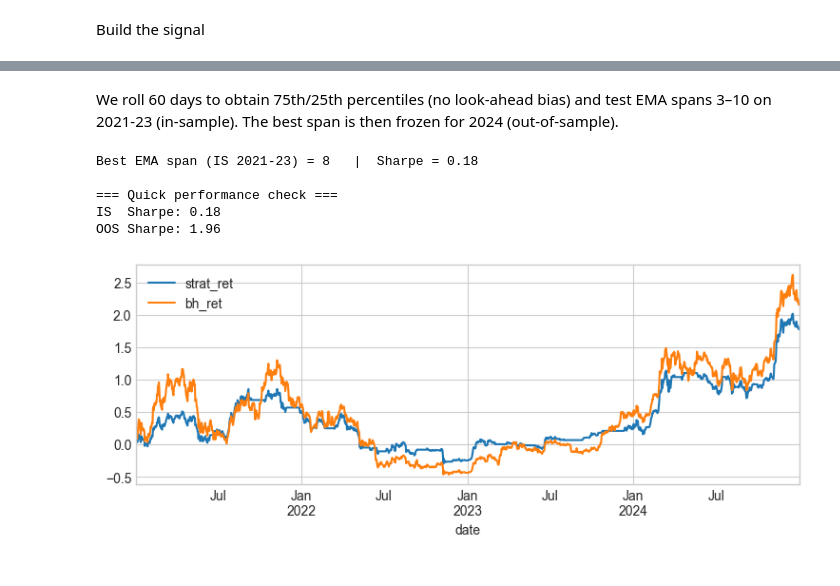
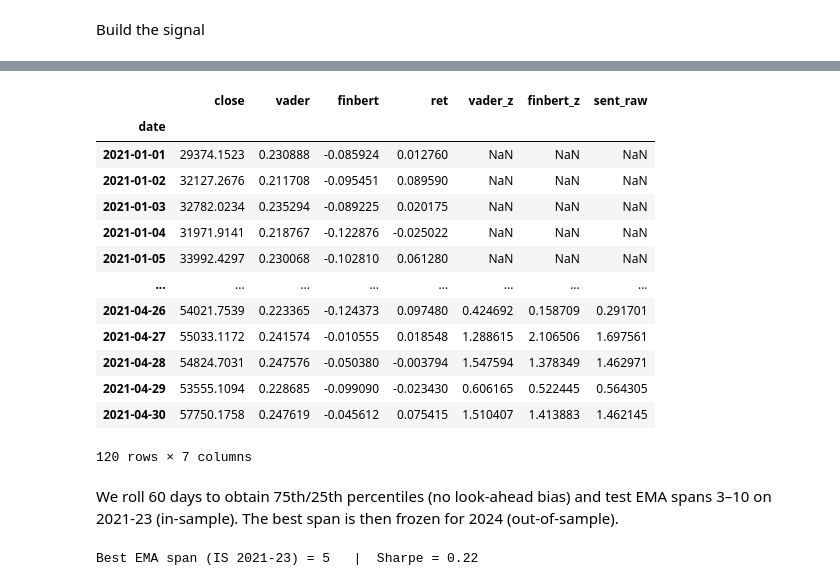
Before and after one commit to leohubm/thesis, a Jupyter notebook: prototype/strat1_composite.ipynb, the cells around one changed output, grey strips where cells are left out. Drawn from its saved outputs; the diff is of its cells as text; code cells hidden in the pictures.

```diff
--- a/prototype/strat1_composite.ipynb
+++ b/prototype/strat1_composite.ipynb
@@ -89,3 +70,20 @@ df[['vader_z', 'finbert_z', 'sent_raw']].describe()
+# %%
+display(df.head(120))
+# %% [output]
+|  | close | vader | finbert | ret | vader_z | finbert_z | sent_raw |
+| date |  |  |  |  |  |  |  |
+| 2021-01-01 | 29374.1523 | 0.230888 | -0.085924 | 0.012760 | NaN | NaN | NaN |
+| 2021-01-02 | 32127.2676 | 0.211708 | -0.095451 | 0.089590 | NaN | NaN | NaN |
+| 2021-01-03 | 32782.0234 | 0.235294 | -0.089225 | 0.020175 | NaN | NaN | NaN |
+| 2021-01-04 | 31971.9141 | 0.218767 | -0.122876 | -0.025022 | NaN | NaN | NaN |
+| 2021-01-05 | 33992.4297 | 0.230068 | -0.102810 | 0.061280 | NaN | NaN | NaN |
+| ... | ... | ... | ... | ... | ... | ... | ... |
+| 2021-04-26 | 54021.7539 | 0.223365 | -0.124373 | 0.097480 | 0.424692 | 0.158709 | 0.291701 |
+| 2021-04-27 | 55033.1172 | 0.241574 | -0.010555 | 0.018548 | 1.288615 | 2.106506 | 1.697561 |
+| 2021-04-28 | 54824.7031 | 0.247576 | -0.050380 | -0.003794 | 1.547594 | 1.378349 | 1.462971 |
+| 2021-04-29 | 53555.1094 | 0.228685 | -0.099090 | -0.023430 | 0.606165 | 0.522445 | 0.564305 |
+| 2021-04-30 | 57750.1758 | 0.247619 | -0.045612 | 0.075415 | 1.510407 | 1.413883 | 1.462145 |
+120 rows × 7 columns
 # %% [markdown]
 We roll 60 days to obtain 75th/25th percentiles (no look-ahead bias)
 and test EMA spans 3–10 on 2021-23 (in-sample).  The best span is then
@@ -153,4 +185,5 @@ def build_strategy(df_in: pd.DataFrame, ema_span: int,
 # %%
+# hyper param optimization (refer to BI lecture?) GRID-SEARCH  (find EMA span on 2021-23 data to avoid look-ahead)
 is_mask = df.index <= TRAIN_END
 grid_results: List[Tuple[int, float]] = []
 
@@ -161,23 +194,5 @@ for span in EMA_GRID:
 
 best_span, best_sh    = max(grid_results, key=lambda x: x[1])
 print(f'Best EMA span (IS 2021-23) = {best_span}   |  Sharpe = {best_sh:.2f}')
-
-# --------------------  B)  FULL RUN WITH FROZEN SPAN -------------
-df['strat_ret'] = build_strategy(df, best_span)
-df['bh_ret']    = df['ret']                     # buy-and-hold benchmark
-
-oos_mask        = df.index > TRAIN_END
-
-print('\n=== Quick performance check ===')
-print('IS  Sharpe:', ann_sharpe(df['strat_ret'][is_mask]).round(2))
-print('OOS Sharpe:', ann_sharpe(df['strat_ret'][oos_mask]).round(2))
-
-# optional quick look at cumulative performance
-(np.exp(df[['strat_ret','bh_ret']].cumsum()) - 1).plot(figsize=(9,3));
 # %% [output]
-Best EMA span (IS 2021-23) = 8   |  Sharpe = 0.18
-
-=== Quick performance check ===
-IS  Sharpe: 0.18
-OOS Sharpe: 1.96
+Best EMA span (IS 2021-23) = 5   |  Sharpe = 0.22
-[figure, removed]
```
Also changed, not shown: parts of 24 cells of this notebook, 8 other files.
